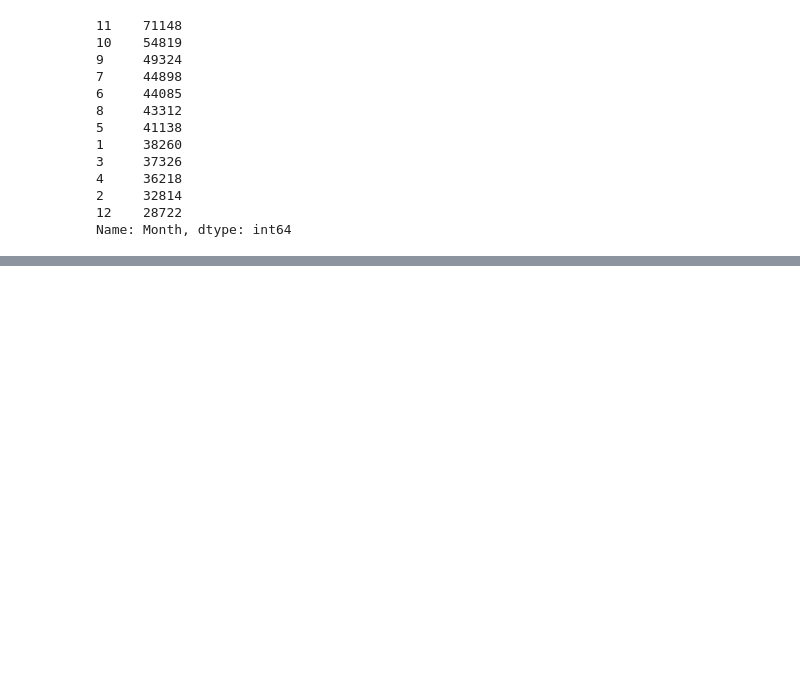
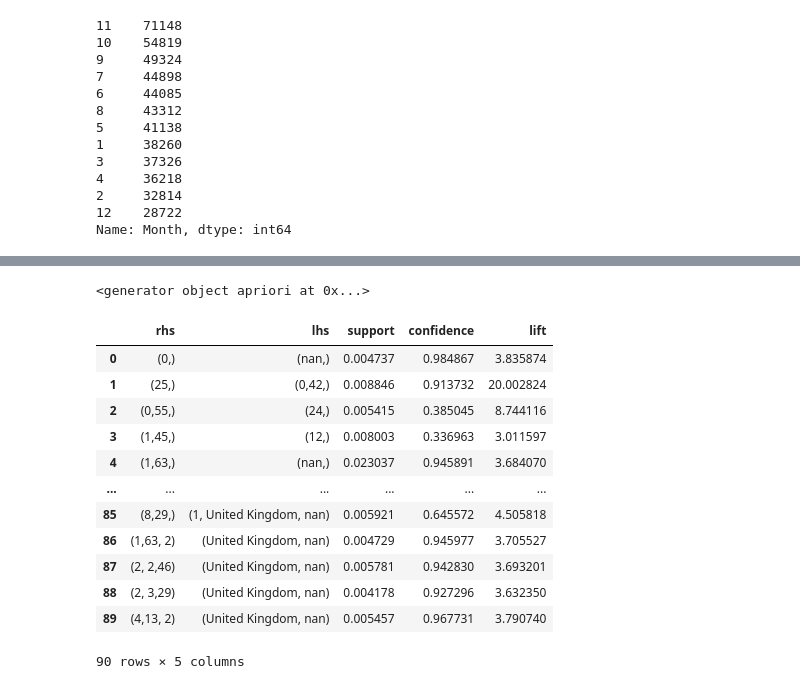
Before and after one commit to natia101/FINAL-PROJECT, a Jupyter notebook: src/explore_market-basket-analysis.ipynb, the cells around one changed output, grey strips where cells are left out. Cells and saved outputs as stored; diff of their text form; code cells hidden in the pictures; blank space fills up the shorter version.

Commit message:
Aplicando Apriori

```diff
--- a/src/explore_market-basket-analysis.ipynb
+++ b/src/explore_market-basket-analysis.ipynb
@@ -177,0 +208,4 @@ Name: CustomerID, Length: 4297, dtype: int64
+# %%
+transactions = []
+for i in range(0, dataset.shape[0]):
+    transactions.append([str(dataset.values[i,j]) for j in range(0, 7)])
@@ -177,0 +234,38 @@ Name: CustomerID, Length: 4297, dtype: int64
+# %%
+# Training Apriori on the dataset
+from apyori import apriori
+rules = apriori(transactions, min_support = 0.003, min_confidence = 0.2, min_lift = 3, min_length = 2)
+# %%
+rules
+# %% [output]
+<generator object apriori at 0x...>
+# %%
+# Resultados
+results = list(rules)
+def inspect(results):
+    rh = [tuple(result[2][0][0]) for result in results]
+    lh = [tuple(result[2][0][1]) for result in results]
+    supports = [result[1] for result in results]
+    confidences = [result[2][0][2] for result in results]
+    lifts = [result[2][0][3] for result in results]
+    return list(zip(rh, lh, supports, confidences, lifts))
+# %%
+#Este comamdo crea un frame para ver los datos resultados
+resultDataFrame=pd.DataFrame(inspect(results),
+columns=['rhs','lhs','support','confidence','lift'])
+# %%
+resultDataFrame
+# %% [output]
+|  | rhs | lhs | support | confidence | lift |
+| 0 | (0,) | (nan,) | 0.004737 | 0.984867 | 3.835874 |
+| 1 | (25,) | (0,42,) | 0.008846 | 0.913732 | 20.002824 |
+| 2 | (0,55,) | (24,) | 0.005415 | 0.385045 | 8.744116 |
+| 3 | (1,45,) | (12,) | 0.008003 | 0.336963 | 3.011597 |
+| 4 | (1,63,) | (nan,) | 0.023037 | 0.945891 | 3.684070 |
+| ... | ... | ... | ... | ... | ... |
+| 85 | (8,29,) | (1, United Kingdom, nan) | 0.005921 | 0.645572 | 4.505818 |
+| 86 | (1,63, 2) | (United Kingdom, nan) | 0.004729 | 0.945977 | 3.705527 |
+| 87 | (2, 2,46) | (United Kingdom, nan) | 0.005781 | 0.942830 | 3.693201 |
+| 88 | (2, 3,29) | (United Kingdom, nan) | 0.004178 | 0.927296 | 3.632350 |
+| 89 | (4,13, 2) | (United Kingdom, nan) | 0.005457 | 0.967731 | 3.790740 |
+90 rows × 5 columns
```
Also changed, not shown: parts of 15 cells of this notebook.
